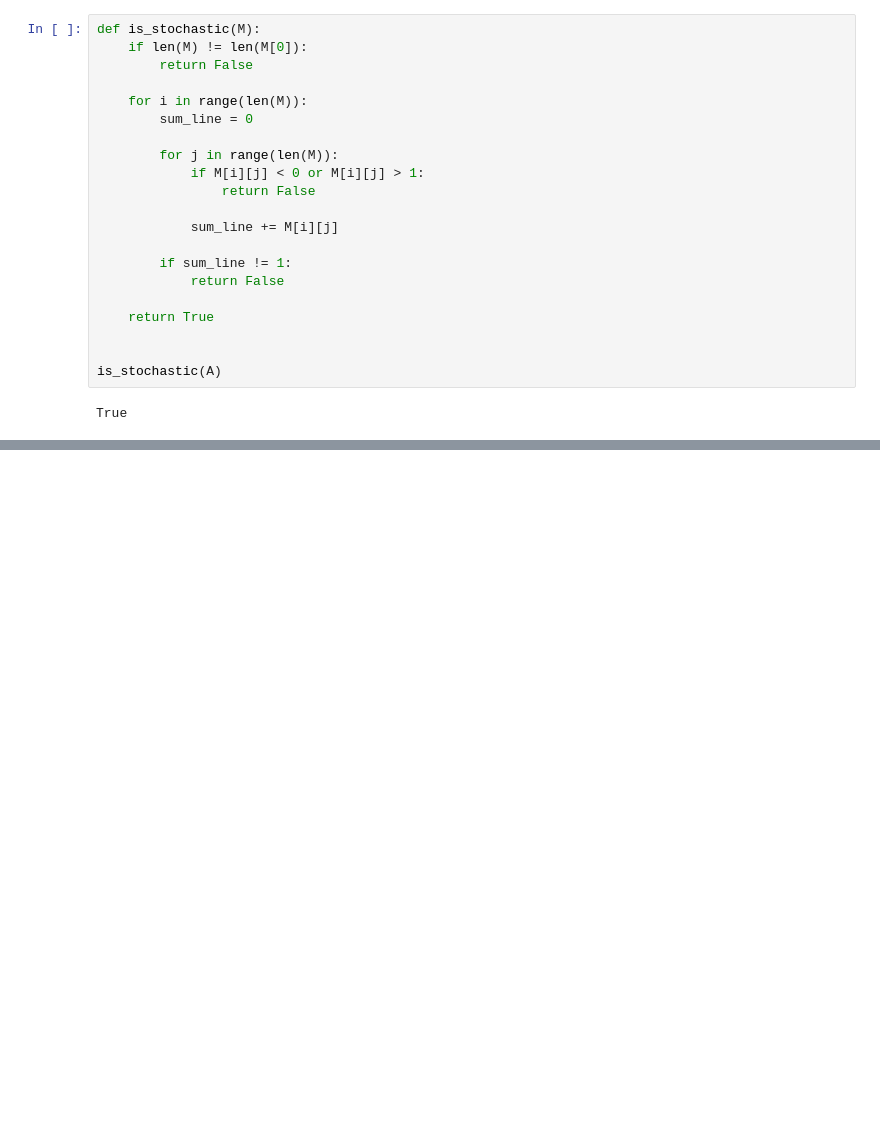
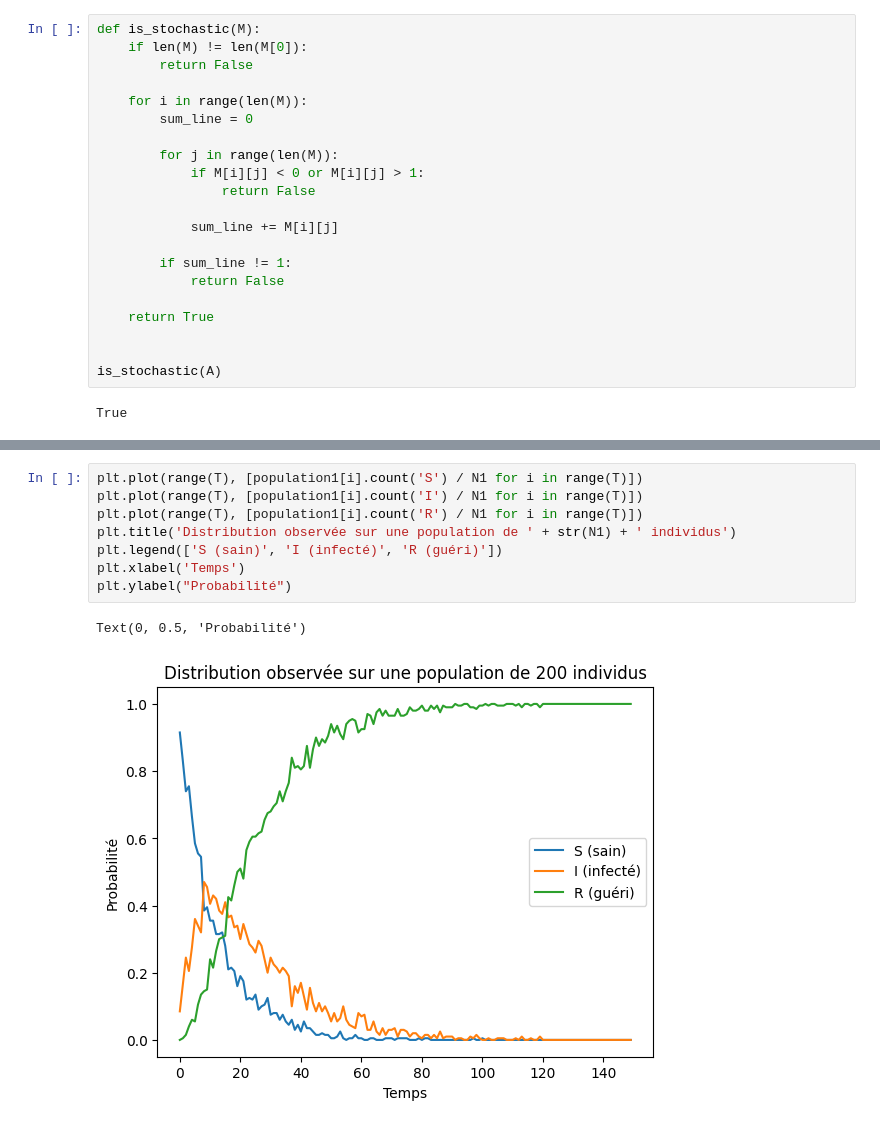
Before and after one commit to dorinm17/markov-chains, a Jupyter notebook: notebook.ipynb, the cells around one changed output, grey strips where cells are left out. Drawn from its saved outputs; the diff is of its cells as text; blank space fills up the shorter version.

```diff
--- a/notebook.ipynb
+++ b/notebook.ipynb
@@ -76,0 +160,11 @@ Text(0, 0.5, 'Probabilite')
+# %%
+plt.plot(range(T), [population1[i].count('S') / N1 for i in range(T)])
+plt.plot(range(T), [population1[i].count('I') / N1 for i in range(T)])
+plt.plot(range(T), [population1[i].count('R') / N1 for i in range(T)])
+plt.title('Distribution observée sur une population de ' + str(N1) + ' individus')
+plt.legend(['S (sain)', 'I (infecté)', 'R (guéri)'])
+plt.xlabel('Temps')
+plt.ylabel("Probabilité")
+# %% [output]
+Text(0, 0.5, 'Probabilité')
+[figure, added]
```
Also changed, not shown: parts of 12 cells of this notebook.
